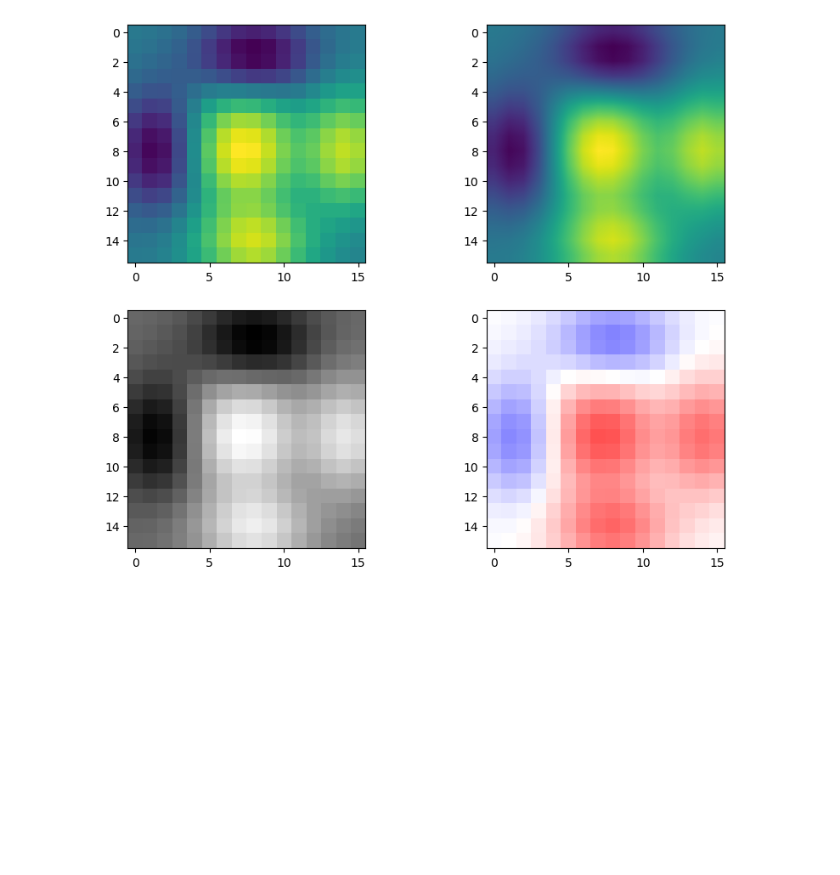
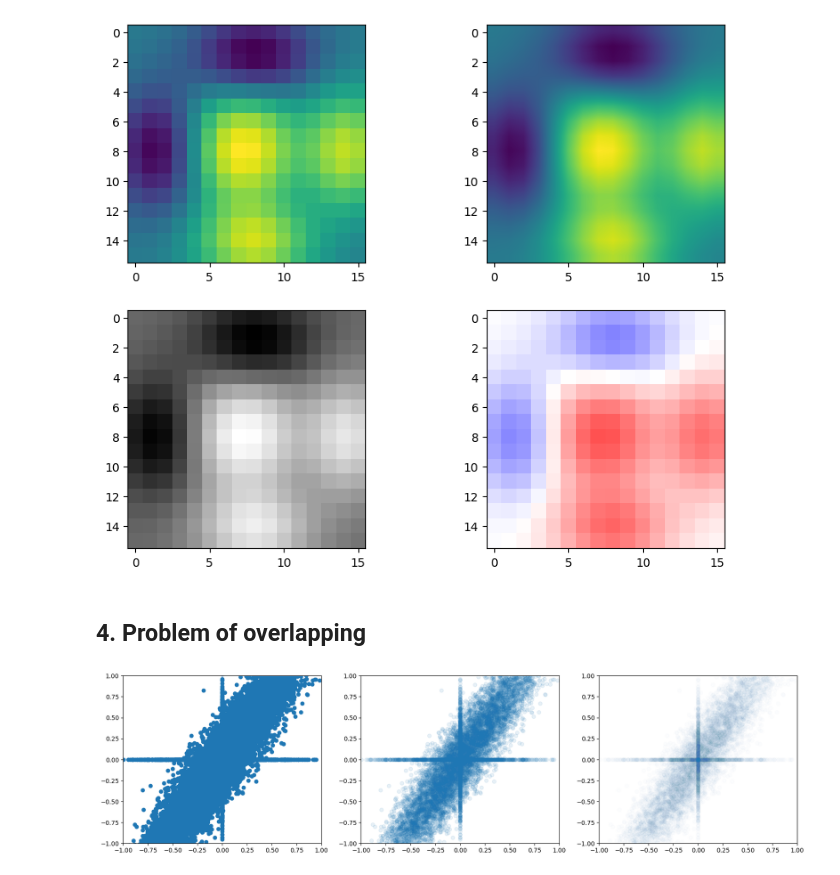
Before and after one commit to sotula/applied-ml-2020, a Jupyter notebook: lecture_notes/lecture1_visualization.ipynb, the cells around one changed output. Saved outputs shown, nothing was run; the diff lists cells and outputs as text; code cells hidden in the pictures; blank space fills up the shorter version.

Commit message:
add overlap problem

```diff
--- a/lecture_notes/lecture1_visualization.ipynb
+++ b/lecture_notes/lecture1_visualization.ipynb
@@ -168,3 +168,27 @@ im4 = ax[1,1].imshow(z, cmap='bwr', vmin=-1.5, vmax=1.5)
 # axes[2].hist(np.random.normal(size=1000), bins='auto');
 # %% [output]
 [figure]
+# %% [markdown]
+## 4. Problem of overlapping
+# %%
+mu_first = [0, 0]
+cov_first1 = [[0, 0.1],
+             [0, 0.1]]
+cov_first2 = [[0.1, 0],
+             [0.1, 0]]
+cov_first3 = [[0.3, 0.5],
+              [0.1, 0.2]]
+
+x1,y1 = np.random.multivariate_normal(mu_first, cov_first1, 1000).T
+x2,y2 = np.random.multivariate_normal(mu_first, cov_first2, 1000).T
+x3,y3 = np.random.multivariate_normal(mu_first, cov_first3, 10000).T
+x = np.concatenate([x1, x2, x3])
+y = np.concatenate([y1, y2, y3])
+# %%
+fig, axes = plt.subplots(1,3, figsize=(20,5),
+                         subplot_kw={'xlim':(-1,1), 'ylim':(-1,1)})
+axes[0].scatter(x, y)
+axes[1].scatter(x, y, alpha=.1)
+axes[2].scatter(x, y, alpha=.01);
+# %% [output]
+[figure, added]
```
Also changed, not shown: parts of 1 cell of this notebook.
